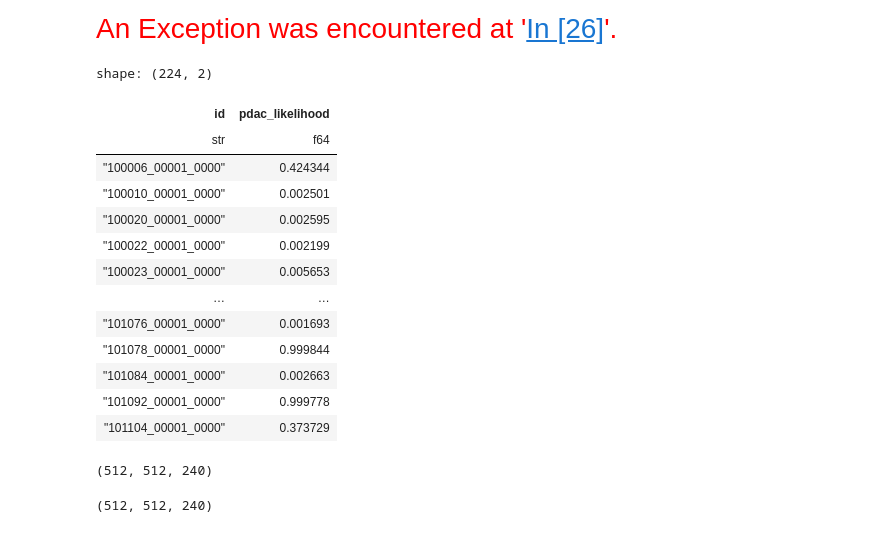
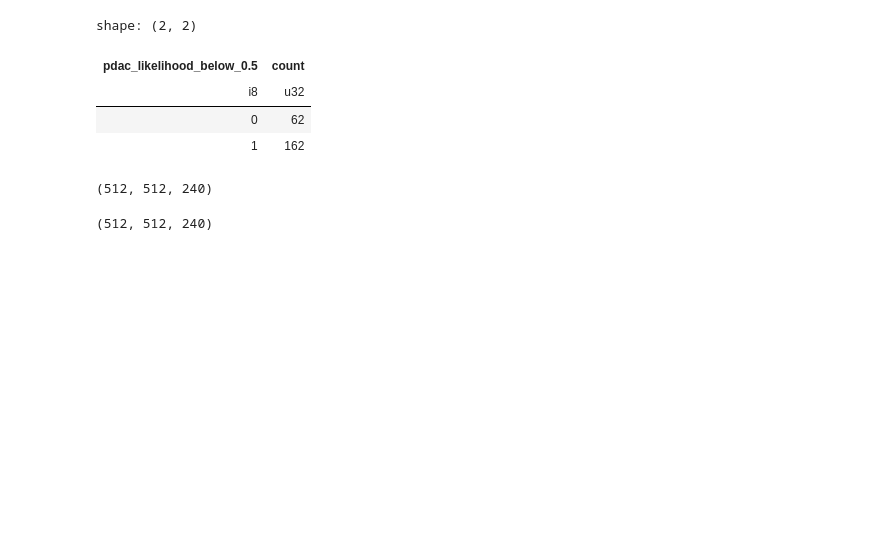
Before and after one commit to mirklys/PDAC_Detection_forked, a Jupyter notebook: output.ipynb, the cells around one changed output. Drawn from its saved outputs; the diff is of its cells as text; code cells hidden in the pictures; blank space fills up the shorter version.

```diff
--- a/output.ipynb
+++ b/output.ipynb
@@ -1,5 +1,3 @@
-# %% [markdown]
-<span style="color:red; font-family:Helvetica Neue, Helvetica, Arial, sans-serif; font-size:2em;">An Exception was encountered at '<a href="#papermill-error-cell">In [26]</a>'.</span>
 # %%
 import os
 from matplotlib import pyplot as plt
@@ -36,22 +34,22 @@ predicted_pdac_scores = pl.DataFrame(
     },
 )
 # %%
-predicted_pdac_scores
+# count pdac_likelihood below 0.5 and above 0.5
+predicted_pdac_scores = predicted_pdac_scores.with_columns(
+        [(pl.col("pdac_likelihood") < 0.5).cast(pl.Int8).alias("pdac_likelihood_below_0.5")]
+)
+# count pdac_likelihood below 0.5 and above 0.5
+predicted_pdac_scores.group_by(["pdac_likelihood_below_0.5"]).agg(
+    [
+        pl.count().alias("count"),
+    ]
+).sort("pdac_likelihood_below_0.5")
 # %% [output]
-shape: (224, 2)
+shape: (2, 2)
-| id | pdac_likelihood |
-| str | f64 |
-| "100006_00001_0000" | 0.424344 |
-| "100010_00001_0000" | 0.002501 |
-| "100020_00001_0000" | 0.002595 |
-| "100022_00001_0000" | 0.002199 |
-| "100023_00001_0000" | 0.005653 |
-| … | … |
-| "101076_00001_0000" | 0.001693 |
-| "101078_00001_0000" | 0.999844 |
-| "101084_00001_0000" | 0.002663 |
-| "101092_00001_0000" | 0.999778 |
-| "101104_00001_0000" | 0.373729 |
+| pdac_likelihood_below_0.5 | count |
+| i8 | u32 |
+| 0 | 62 |
+| 1 | 162 |
 # %%
 label_annotations = {
     0: "Background",
```
Also changed, not shown: parts of 16 cells of this notebook, 5 other files.
